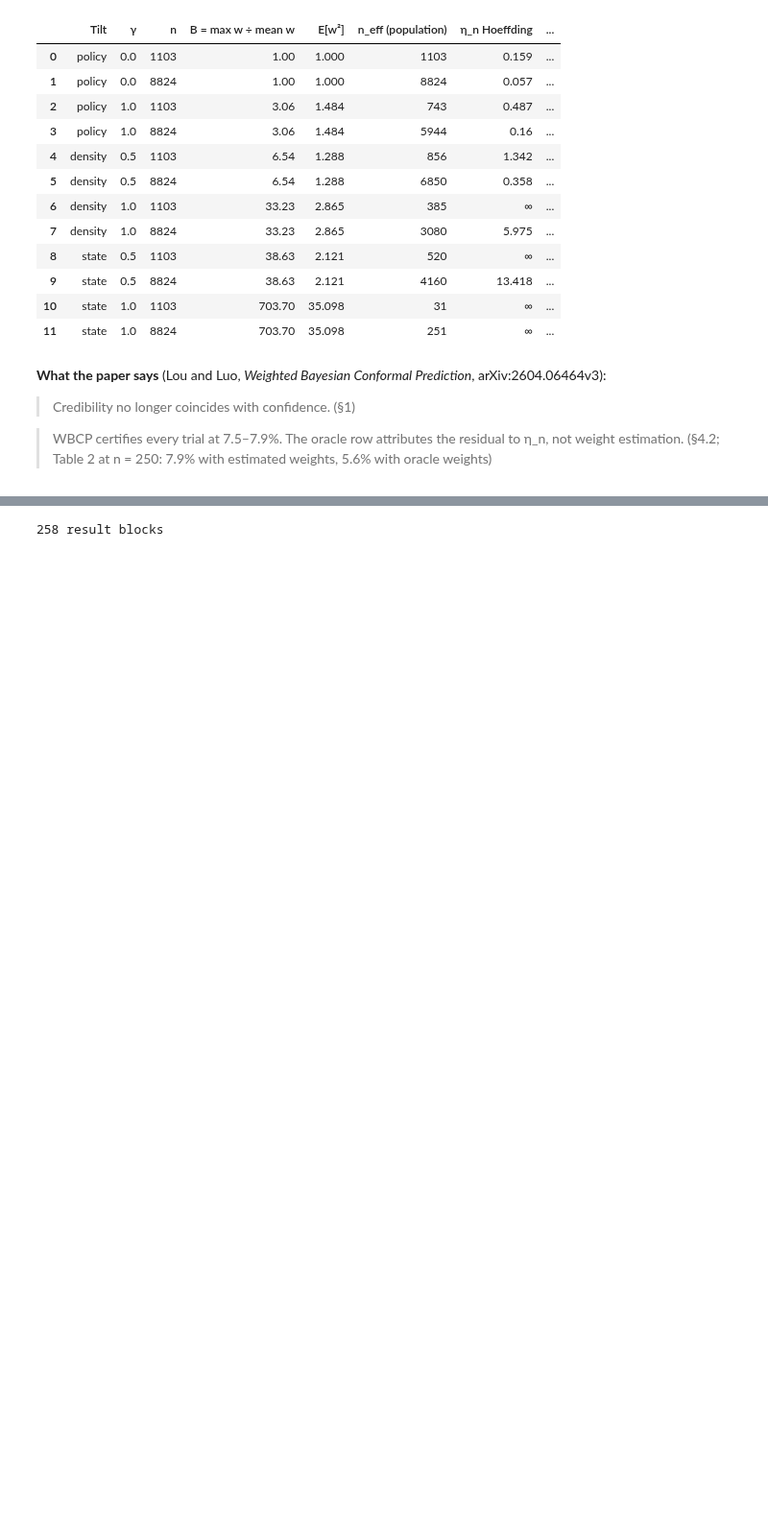
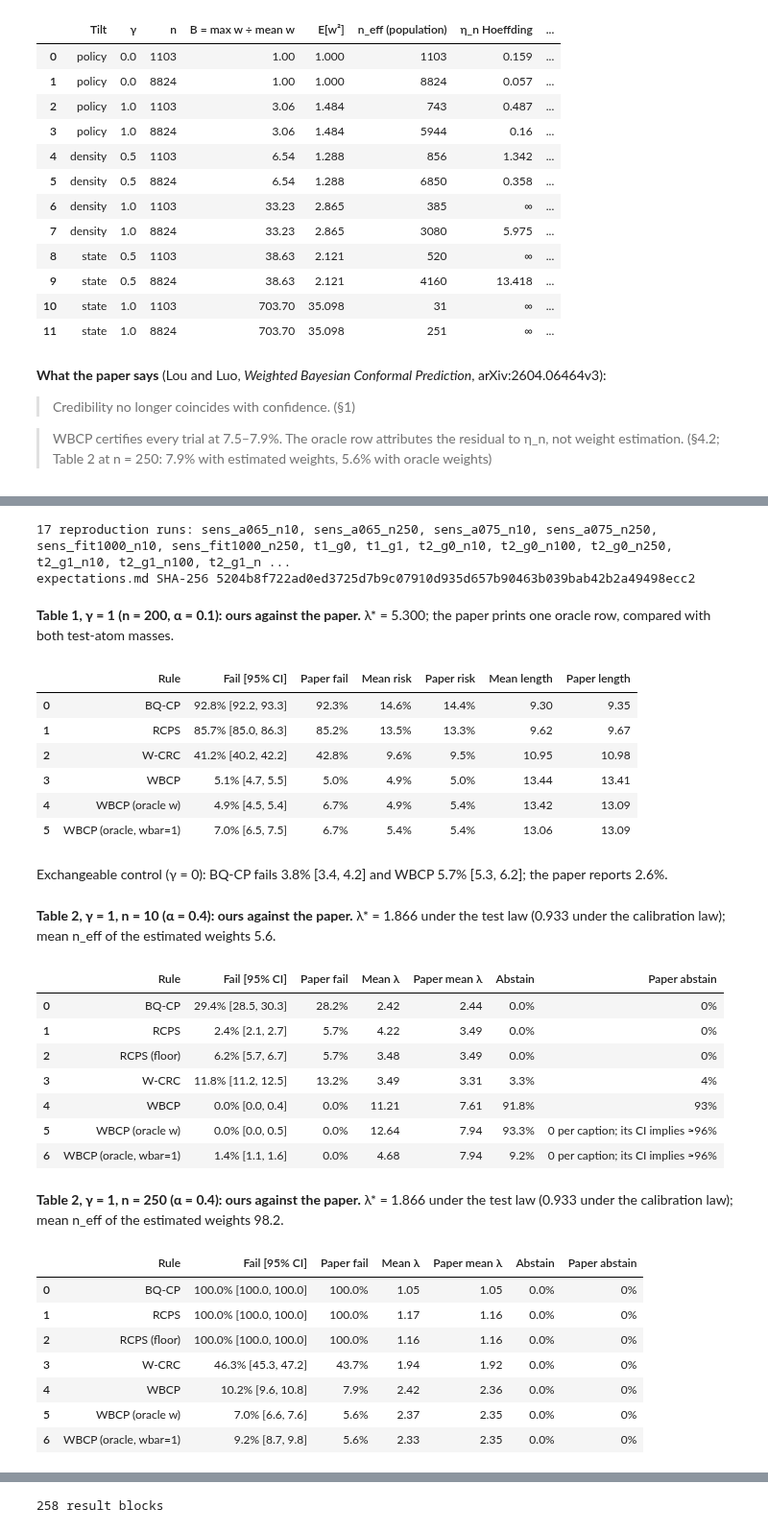
Before and after one commit to dbayha7/BCA, a Jupyter notebook: experiments/wbcp/results.ipynb, the cells around one changed output, grey strips where cells are left out. Shown at 96% size. Cells and saved outputs as stored; diff of their text form; code cells hidden in the pictures; blank space fills up the shorter version.

```diff
--- a/experiments/wbcp/results.ipynb
+++ b/experiments/wbcp/results.ipynb
@@ -779,0 +816,69 @@ display(table(rows, ["Tilt", "γ", "n", "B = max w ÷ mean w", "E[w²]", "n_eff
+# %%
+import hashlib
+import json
+
+from experiments.wbcp import reproduce_table1 as T1, reproduce_table2 as T2
+
+PP = ROOT / "runs" / "wbcp_paper"
+P = {f.stem: json.loads(f.read_text()) for f in sorted(PP.glob("*.json"))}
+print(f"{len(P)} reproduction runs: {', '.join(P)}")
+print(f"expectations.md SHA-256 {hashlib.sha256((PP / 'expectations.md').read_bytes()).hexdigest()}")
+SHORT = {"BQ-CP": "BQ-CP", "RCPS": "RCPS", "RCPS (floor)": "RCPS ⌊nR̂⌋", "W-CRC": "W-CRC", "WBCP": "WBCP",
+         "WBCP (oracle w)": "WBCP oracle", "WBCP (oracle, wbar=1)": "oracle, mass 1"}
+
+
+def pf(row, key="fail"):
+    return "–" if row is None or row.get(key) is None else f"{100 * row[key]:.1f}%"
+
+
+def pci(row):
+    return "–" if row is None or row.get("fail") is None else f"{100 * row['fail']:.1f}% [{100 * row['ci'][0]:.1f}, {100 * row['ci'][1]:.1f}]"
+
+
+t1 = P["t1_g1"]["summary"]
+rows = [[name, pci(t1[name]), f"{100 * paper[0]:.1f}%", pf(t1[name], "risk"), f"{100 * paper[1]:.1f}%", f"{t1[name]['length']:.2f}", f"{paper[2]:.2f}"]
+        for name, paper in T1.PAPER.items()]
+display(Markdown(f"**Table 1, γ = 1 (n = 200, α = 0.1): ours against the paper.** λ* = {P['t1_g1']['lambda_star']:.3f}; "
+                 "the paper prints one oracle row, compared with both test-atom masses."))
+display(table(rows, ["Rule", "Fail [95% CI]", "Paper fail", "Mean risk", "Paper risk", "Mean length", "Paper length"]))
+t0 = P["t1_g0"]["summary"]
+display(Markdown(f"Exchangeable control (γ = 0): BQ-CP fails {pci(t0['BQ-CP'])} and WBCP {pci(t0['WBCP'])}; the paper reports 2.6%."))
+
+for n in (10, 250):
+    run = P[f"t2_g1_n{n}"]
+    rows = [[name, pci(r), f"{100 * freq:.1f}%", "–" if r["mean_lambda"] is None else f"{r['mean_lambda']:.2f}", f"{lam:.2f}",
+             f"{100 * r['abstain']:.1f}%", "0 per caption; its CI implies ≈96%" if name not in T2.PAPER_ABSTAIN[n] else f"{100 * T2.PAPER_ABSTAIN[n][name]:.0f}%"]
+            for name, (freq, lam) in T2.PAPER[n].items() for r in [run["summary"][name]]]
+    display(Markdown(f"**Table 2, γ = 1, n = {n} (α = 0.4): ours against the paper.** λ* = {run['lambda_star']:.3f} under the test law "
+                     f"({run['lambda_star_cal']:.3f} under the calibration law); mean n_eff of the estimated weights {run['mean_n_eff']:.1f}."))
+    display(table(rows, ["Rule", "Fail [95% CI]", "Paper fail", "Mean λ", "Paper mean λ", "Abstain", "Paper abstain"]))
+# %% [output]
+17 reproduction runs: sens_a065_n10, sens_a065_n250, sens_a075_n10, sens_a075_n250, sens_fit1000_n10, sens_fit1000_n250, t1_g0, t1_g1, t2_g0_n10, t2_g0_n100, t2_g0_n250, t2_g1_n10, t2_g1_n100, t2_g1_n ...
+expectations.md SHA-256 5204b8f722ad0ed3725d7b9c07910d935d657b90463b039bab42b2a49498ecc2
+**Table 1, γ = 1 (n = 200, α = 0.1): ours against the paper.** λ* = 5.300; the paper prints one oracle row, compared with both test-atom masses.
+|  | Rule | Fail [95% CI] | Paper fail | Mean risk | Paper risk | Mean length | Paper length |
+| 0 | BQ-CP | 92.8% [92.2, 93.3] | 92.3% | 14.6% | 14.4% | 9.30 | 9.35 |
+| 1 | RCPS | 85.7% [85.0, 86.3] | 85.2% | 13.5% | 13.3% | 9.62 | 9.67 |
+| 2 | W-CRC | 41.2% [40.2, 42.2] | 42.8% | 9.6% | 9.5% | 10.95 | 10.98 |
+| 3 | WBCP | 5.1% [4.7, 5.5] | 5.0% | 4.9% | 5.0% | 13.44 | 13.41 |
+| 4 | WBCP (oracle w) | 4.9% [4.5, 5.4] | 6.7% | 4.9% | 5.4% | 13.42 | 13.09 |
+| 5 | WBCP (oracle, wbar=1) | 7.0% [6.5, 7.5] | 6.7% | 5.4% | 5.4% | 13.06 | 13.09 |
+Exchangeable control (γ = 0): BQ-CP fails 3.8% [3.4, 4.2] and WBCP 5.7% [5.3, 6.2]; the paper reports 2.6%.
+**Table 2, γ = 1, n = 10 (α = 0.4): ours against the paper.** λ* = 1.866 under the test law (0.933 under the calibration law); mean n_eff of the estimated weights 5.6.
+|  | Rule | Fail [95% CI] | Paper fail | Mean λ | Paper mean λ | Abstain | Paper abstain |
+| 0 | BQ-CP | 29.4% [28.5, 30.3] | 28.2% | 2.42 | 2.44 | 0.0% | 0% |
+| 1 | RCPS | 2.4% [2.1, 2.7] | 5.7% | 4.22 | 3.49 | 0.0% | 0% |
+| 2 | RCPS (floor) | 6.2% [5.7, 6.7] | 5.7% | 3.48 | 3.49 | 0.0% | 0% |
+| 3 | W-CRC | 11.8% [11.2, 12.5] | 13.2% | 3.49 | 3.31 | 3.3% | 4% |
+| 4 | WBCP | 0.0% [0.0, 0.4] | 0.0% | 11.21 | 7.61 | 91.8% | 93% |
+| 5 | WBCP (oracle w) | 0.0% [0.0, 0.5] | 0.0% | 12.64 | 7.94 | 93.3% | 0 per caption; its CI implies ≈96% |
+| 6 | WBCP (oracle, wbar=1) | 1.4% [1.1, 1.6] | 0.0% | 4.68 | 7.94 | 9.2% | 0 per caption; its CI implies ≈96% |
+**Table 2, γ = 1, n = 250 (α = 0.4): ours against the paper.** λ* = 1.866 under the test law (0.933 under the calibration law); mean n_eff of the estimated weights 98.2.
+|  | Rule | Fail [95% CI] | Paper fail | Mean λ | Paper mean λ | Abstain | Paper abstain |
+| 0 | BQ-CP | 100.0% [100.0, 100.0] | 100.0% | 1.05 | 1.05 | 0.0% | 0% |
+| 1 | RCPS | 100.0% [100.0, 100.0] | 100.0% | 1.17 | 1.16 | 0.0% | 0% |
+| 2 | RCPS (floor) | 100.0% [100.0, 100.0] | 100.0% | 1.16 | 1.16 | 0.0% | 0% |
+| 3 | W-CRC | 46.3% [45.3, 47.2] | 43.7% | 1.94 | 1.92 | 0.0% | 0% |
+| 4 | WBCP | 10.2% [9.6, 10.8] | 7.9% | 2.42 | 2.36 | 0.0% | 0% |
+| 5 | WBCP (oracle w) | 7.0% [6.6, 7.6] | 5.6% | 2.37 | 2.35 | 0.0% | 0% |
+| 6 | WBCP (oracle, wbar=1) | 9.2% [8.7, 9.8] | 5.6% | 2.33 | 2.35 | 0.0% | 0% |
```
Also changed, not shown: parts of 10 cells of this notebook, 4 other files.
